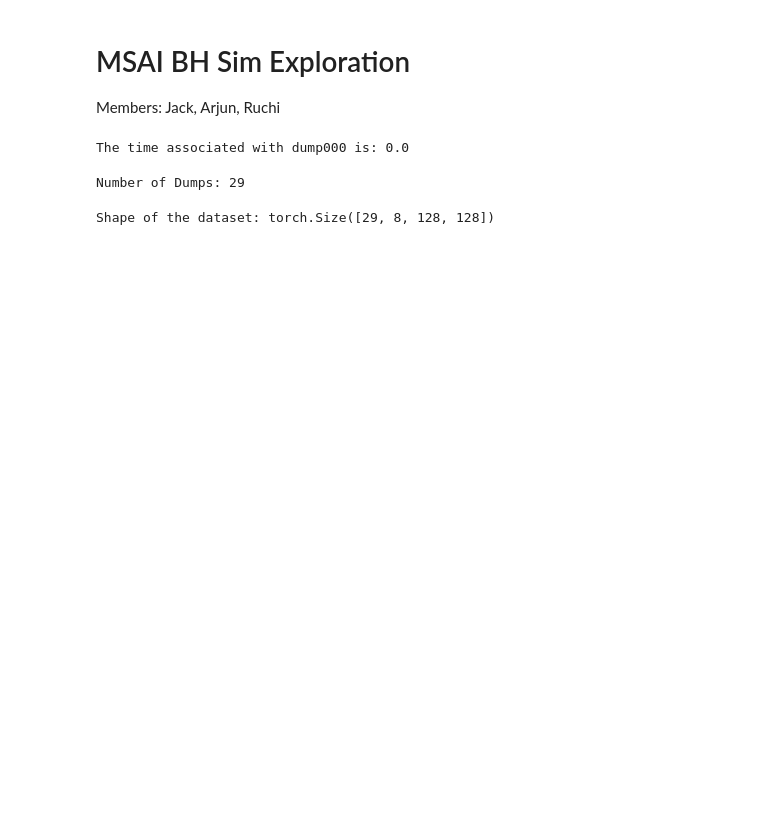
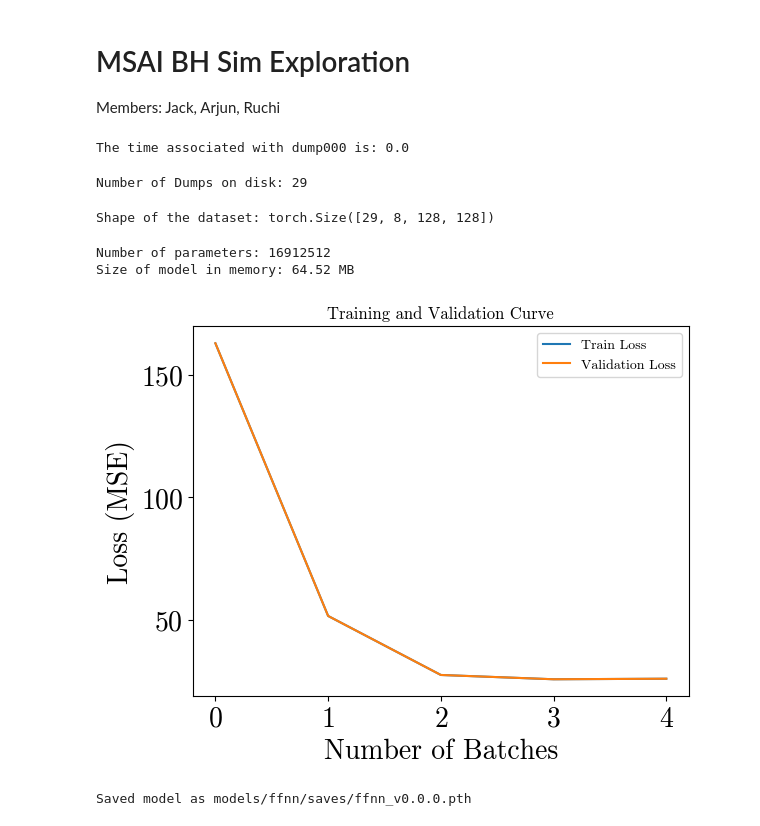
Before and after one commit to JackHanke/bh, a Jupyter notebook: harm.ipynb, the cells around one changed output. Drawn from its saved outputs; the diff is of its cells as text; code cells hidden in the pictures; blank space fills up the shorter version.

```diff
--- a/harm.ipynb
+++ b/harm.ipynb
@@ -27,9 +27,9 @@ for filename in os.listdir('harmpi/dumps'):
         dumps.append(filename)
 dumps.sort()
 num_dumps = len(dumps)
-print(f'Number of Dumps: {num_dumps}')
+print(f'Number of Dumps on disk: {num_dumps}')
 # %% [output]
-Number of Dumps: 29
+Number of Dumps on disk: 29
 # %%
 # translate dump data into tensors
 import torch
@@ -57,34 +65,3 @@ data = torch.cat(data, dim=0)
 print(f'Shape of the dataset: {data.shape}')
 # %% [output]
 Shape of the dataset: torch.Size([29, 8, 128, 128])
-# %%
-# make prediction dataloaders
-from torch.utils.data import Dataset, DataLoader, random_split
-
-class PredictionDataset(Dataset):
-    def __init__(self, dataset):
-        self.dataset = dataset
-
-    def __len__(self):
-        return len(self.dataset)-1
-
-    def __getitem__(self, idx):
-        data = self.dataset[idx]
-        label = self.dataset[idx+1]
-        return data, label
-
-#
-def make_prediction_dataloaders(batch_size: int = 8):
-    loaded_data = PredictionDataset(data)
-    train_size = int(0.7 * len(loaded_data))
-    val_size = int(0.15 * len(loaded_data))
-    test_size = len(loaded_data) - train_size - val_size
-    train_dataset, val_dataset, test_dataset = random_split(loaded_data, [train_size, val_size, test_size])
-
-    # create DataLoaders for each split
-    train_loader = DataLoader(train_dataset, batch_size=batch_size, shuffle=True)
-    val_loader = DataLoader(val_dataset, batch_size=batch_size, shuffle=False)
-    test_loader = DataLoader(test_dataset, batch_size=batch_size, shuffle=False)
-    return train_loader, val_loader, test_loader
-
-train_loader, val_loader, test_loader = make_prediction_dataloaders()
@@ -91,21 +73,32 @@ train_loader, val_loader, test_loader = make_prediction_dataloaders()
 # %%
-from models.ffnn.ffnn import FFNN, train_ffnn
+from models.train_model import train_model
+from models.ffnn.ffnn import FFNN
 
 # initialize net
 net = FFNN(
+    version_str = 'v0.0.0',
     input_dim = 8*128*128,
-    version_str = 'v0.0.0'
 )
+print(f'Number of parameters: {net.num_params()}')
+print(f'Size of model in memory: {net.size_in_memory():.2f} MB')
+
 
 # train net
-losses = train_ffnn(
+losses = train_model(
     model = net,
-    epochs = 25,
+    loss_fn = torch.nn.MSELoss(),
+    epochs = 5,
     train_loader = train_loader,
     valid_loader = val_loader,
+    flatten=True,
     verbose=False,
     plot_learning_curves=True,
 )
 
 # save state dictionary of model
 net.save()
+# %% [output]
+Number of parameters: 16912512
+Size of model in memory: 64.52 MB
+[figure, added]
+Saved model as models/ffnn/saves/ffnn_v0.0.0.pth
```
Also changed, not shown: parts of 10 cells of this notebook, 8 other files.
